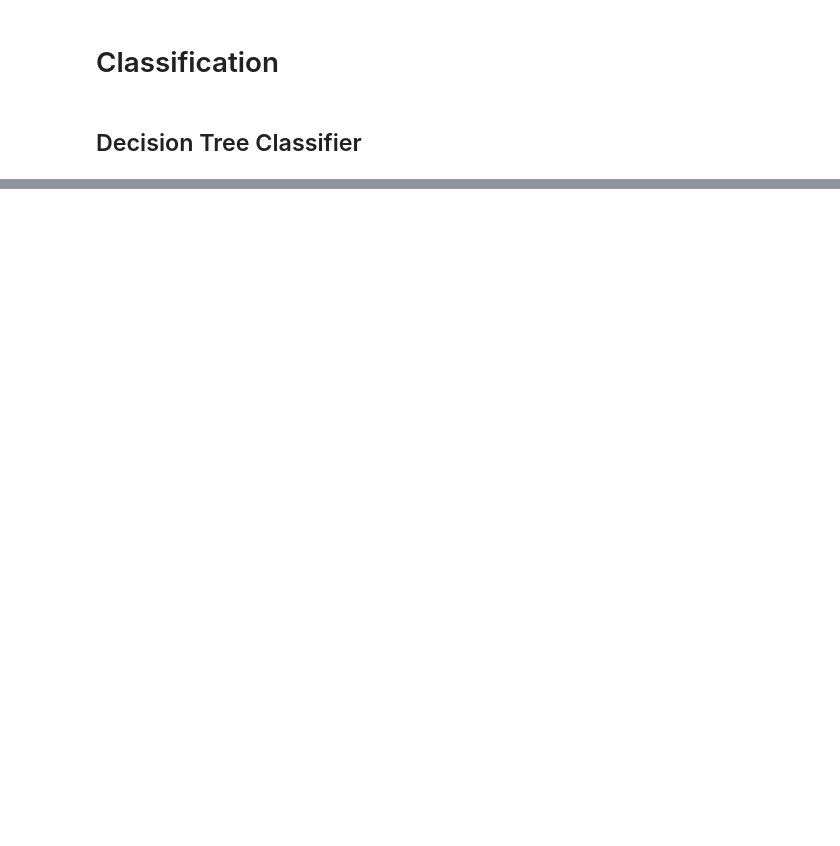
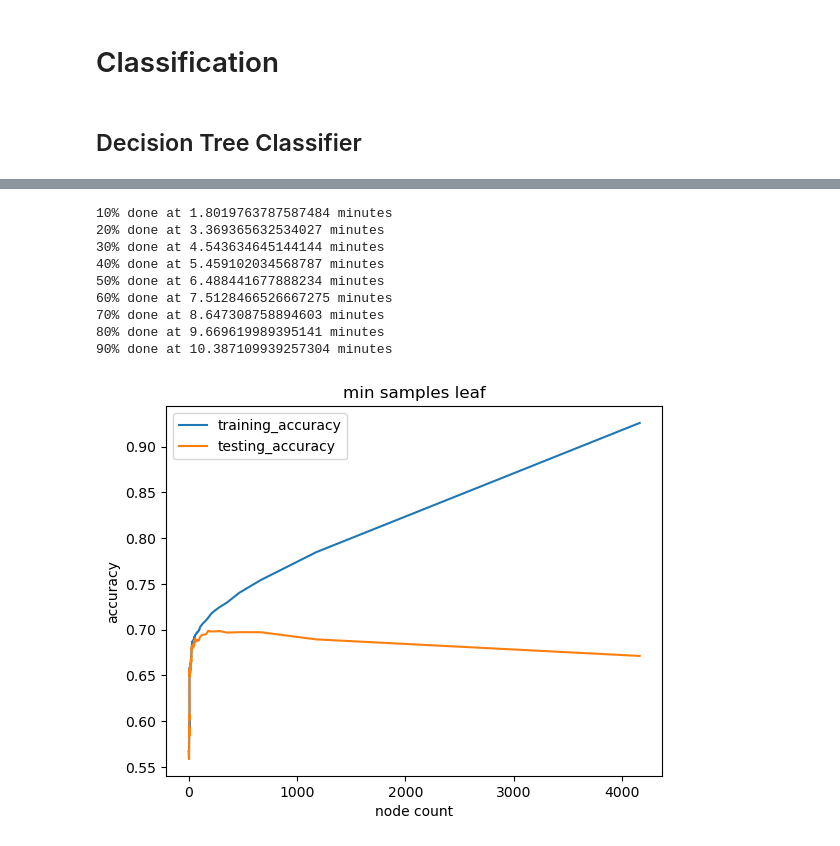
Before and after one commit to Hussain-Aziz/CMP466-Project, a Jupyter notebook: project.ipynb, the cells around one changed output, grey strips where cells are left out. Cells and saved outputs as stored; diff of their text form; code cells hidden in the pictures; blank space fills up the shorter version.

```diff
--- a/project.ipynb
+++ b/project.ipynb
@@ -354,8 +402,21 @@ plot(max_depth, "max depth")
 # %%
 # min_samples_leaf
 # The minimum number of samples required to split an internal node:
-min_samples_leaf = tune(2, 1000, 5, lambda i: DecisionTreeClassifier(min_samples_leaf=i), x, y)
+min_samples_leaf = tune(2, 5000, 10, lambda i: DecisionTreeClassifier(min_samples_leaf=i), x, y)
 plot(min_samples_leaf, "min samples leaf")
+
+min_samples_leaf_df = save_to_csv(min_samples_leaf, "min_samples_leaf")
+# %% [output]
+10% done at 1.8019763787587484 minutes
+20% done at 3.369365632534027 minutes
+30% done at 4.543634645144144 minutes
+40% done at 5.459102034568787 minutes
+50% done at 6.488441677888234 minutes
+60% done at 7.5128466526667275 minutes
+70% done at 8.647308758894603 minutes
+80% done at 9.669619989395141 minutes
+90% done at 10.387109939257304 minutes
+[figure, added]
 # %%
 # min_weight_fraction_leaf
 # The minimum weighted fraction of the sum total of weights (of all the input samples) required to be at a leaf node.
```
Also changed, not shown: parts of 31 cells of this notebook, 1 other file.
